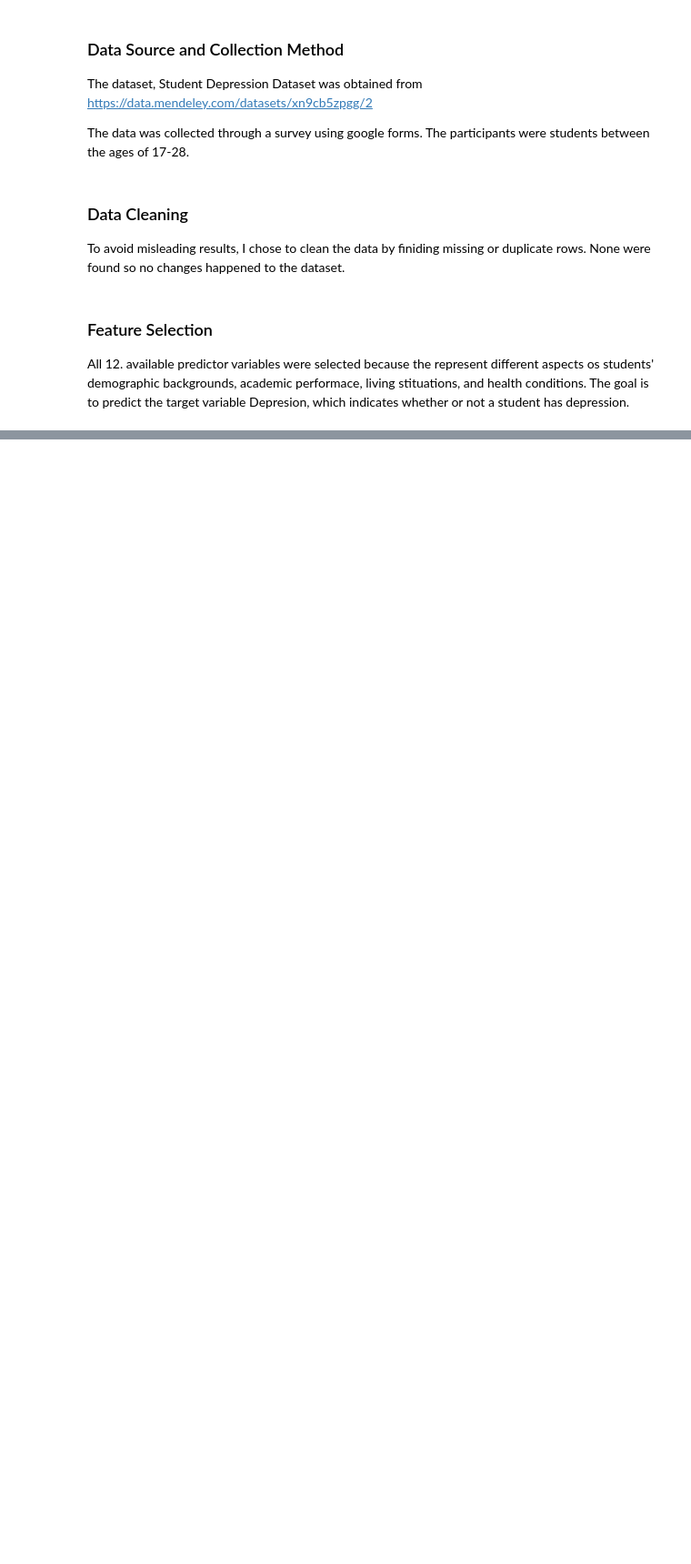
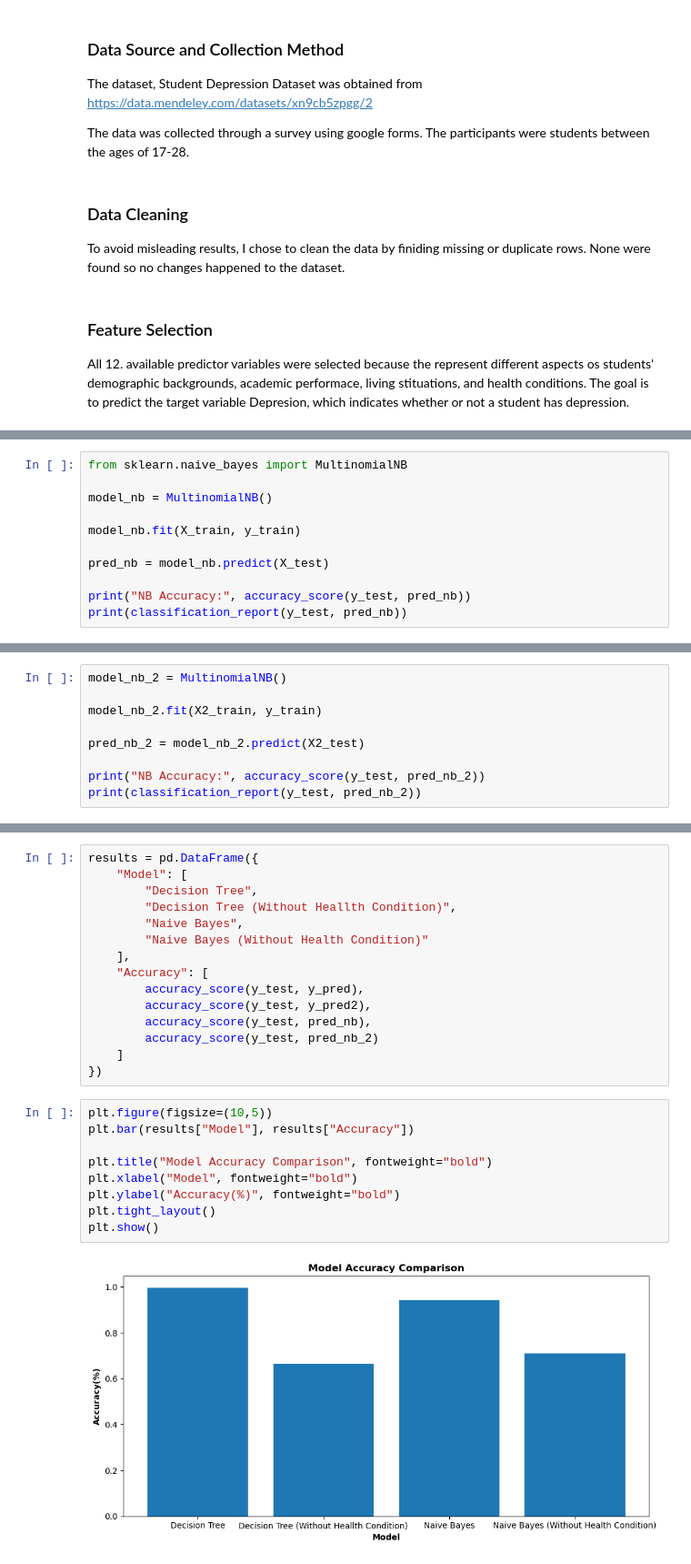
Before and after one commit to ckraus27/student-depression-prediction, a Jupyter notebook: notebooks/analysis.ipynb, the cells around one changed output, grey strips where cells are left out. Shown at 91% size. Saved outputs shown, nothing was run; the diff lists cells and outputs as text; blank space fills up the shorter version.

```diff
--- a/notebooks/analysis.ipynb
+++ b/notebooks/analysis.ipynb
@@ -114,0 +212,11 @@ All 12. available predictor variables were selected because the represent differ
+# %%
+from sklearn.naive_bayes import MultinomialNB
+
+model_nb = MultinomialNB()
+
+model_nb.fit(X_train, y_train)
+
+pred_nb = model_nb.predict(X_test)
+
+print("NB Accuracy:", accuracy_score(y_test, pred_nb))
+print(classification_report(y_test, pred_nb))
@@ -114,0 +233,9 @@ All 12. available predictor variables were selected because the represent differ
+# %%
+model_nb_2 = MultinomialNB()
+
+model_nb_2.fit(X2_train, y_train)
+
+pred_nb_2 = model_nb_2.predict(X2_test)
+
+print("NB Accuracy:", accuracy_score(y_test, pred_nb_2))
+print(classification_report(y_test, pred_nb_2))
@@ -114,0 +252,26 @@ All 12. available predictor variables were selected because the represent differ
+# %%
+results = pd.DataFrame({
+    "Model": [
+        "Decision Tree",
+        "Decision Tree (Without Heallth Condition)",
+        "Naive Bayes",
+        "Naive Bayes (Without Health Condition)"
+    ],
+    "Accuracy": [
+        accuracy_score(y_test, y_pred),
+        accuracy_score(y_test, y_pred2),
+        accuracy_score(y_test, pred_nb),
+        accuracy_score(y_test, pred_nb_2)
+    ]
+})
+# %%
+plt.figure(figsize=(10,5))
+plt.bar(results["Model"], results["Accuracy"])
+
+plt.title("Model Accuracy Comparison", fontweight="bold")
+plt.xlabel("Model", fontweight="bold")
+plt.ylabel("Accuracy(%)", fontweight="bold")
+plt.tight_layout()
+plt.show()
+# %% [output]
+[figure, added]
```
Also changed, not shown: parts of 15 cells of this notebook.
